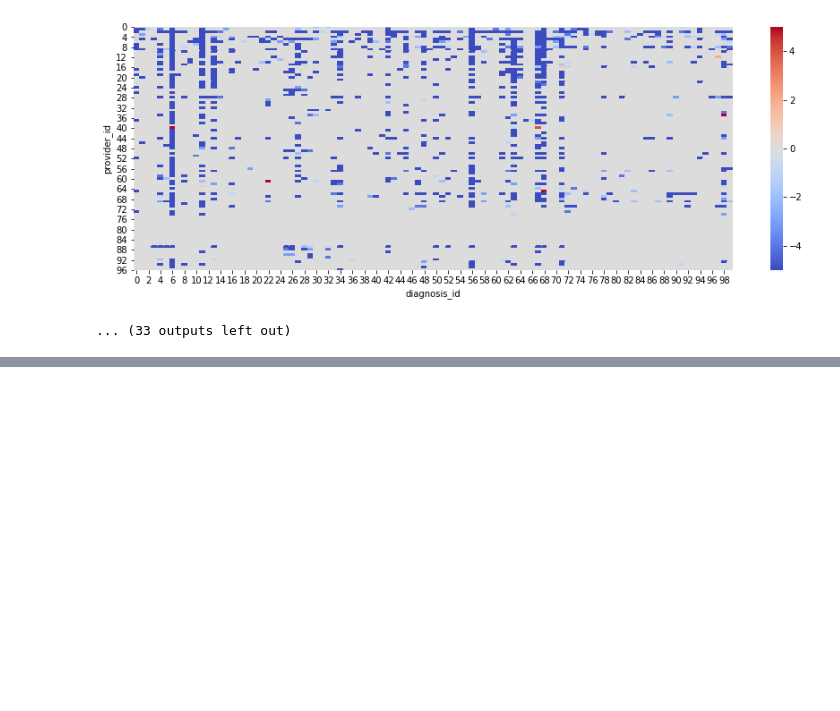
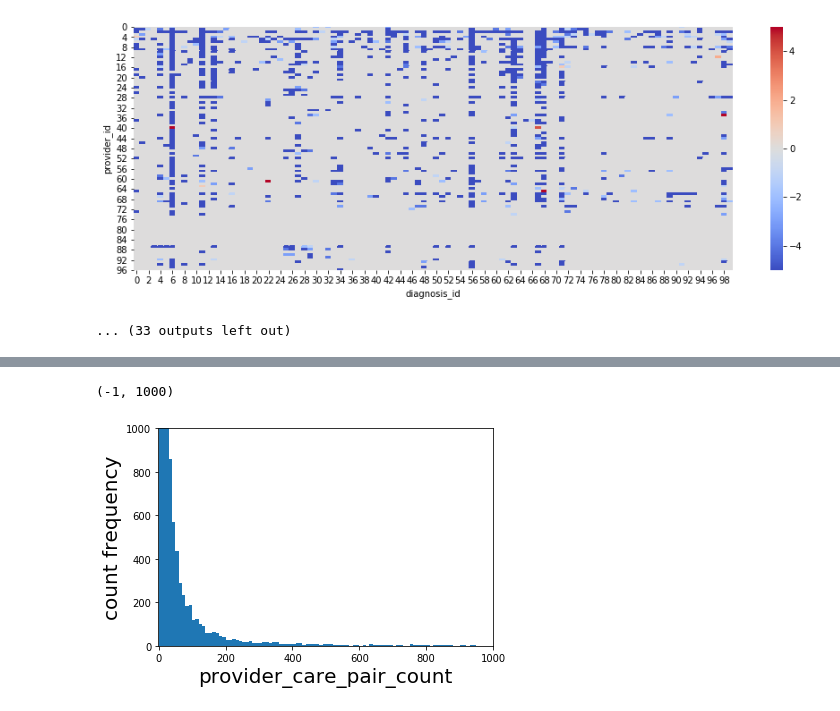
Before and after one commit to Shunling/Insight_HealthDataScience, a Jupyter notebook: Projects/P3/EDA_2.ipynb, the cells around one changed output, grey strips where cells are left out. Drawn from its saved outputs; the diff is of its cells as text; code cells hidden in the pictures; blank space fills up the shorter version.

```diff
--- a/Projects/P3/EDA_2.ipynb
+++ b/Projects/P3/EDA_2.ipynb
@@ -637,0 +690,9 @@ for i in range(len(columns)):
+# %%
+_=plt.hist(total.values(),bins=range(0,1000,10))
+plt.xlabel('provider_care_pair_count',fontsize=20)
+plt.ylabel('count frequency',fontsize=20)
+plt.ylim(0,1000)
+plt.xlim(-1,1000)
+# %% [output]
+(-1, 1000)
+[figure, added]
```
Also changed, not shown: parts of 9 cells of this notebook.
